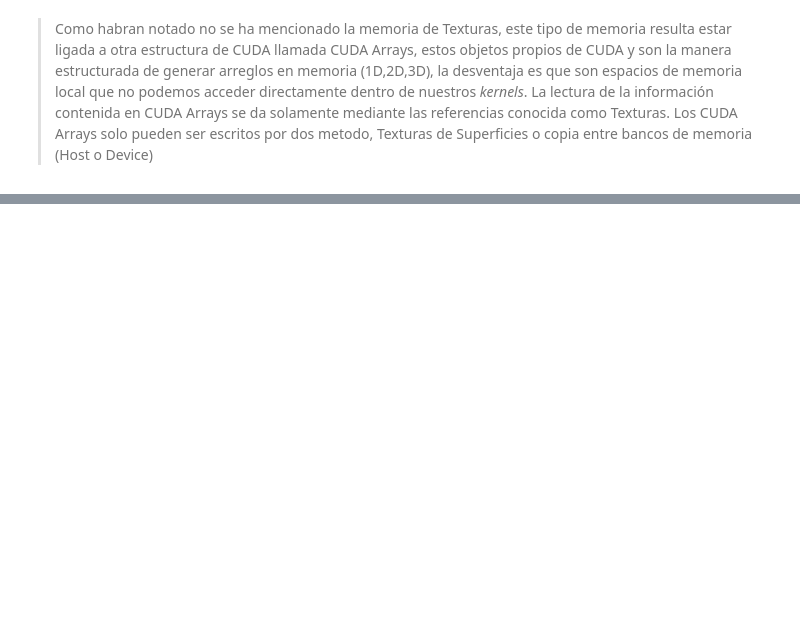
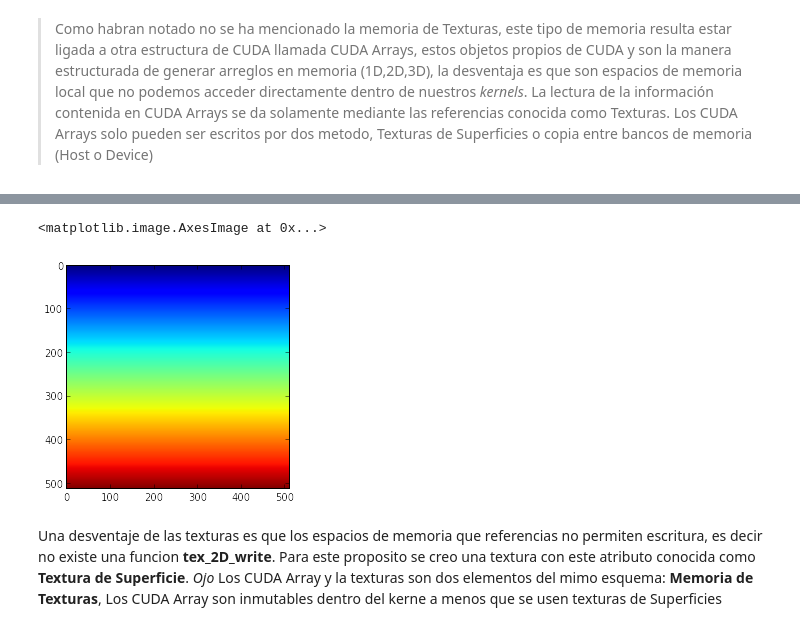
Before and after one commit to zamorays/miniCursoPycuda, a Jupyter notebook: Sesion5_MemoriasCUDA.ipynb, the cells around one changed output, grey strips where cells are left out. Saved outputs shown, nothing was run; the diff lists cells and outputs as text; code cells hidden in the pictures; blank space fills up the shorter version.

```diff
--- a/Sesion5_MemoriasCUDA.ipynb
+++ b/Sesion5_MemoriasCUDA.ipynb
@@ -19,0 +402,7 @@ La velocidades de accesos se muestran a continuación:
+# %%
+imshow(A_gpu.get())
+# %% [output]
+<matplotlib.image.AxesImage at 0x...>
+[figure, added]
+# %% [markdown]
+Una desventaje de las texturas es que los espacios de memoria que referencias no permiten escritura, es decir no existe una funcion **tex_2D_write**. Para este proposito se creo una textura con este atributo conocida como **Textura de Superficie**. *Ojo* Los CUDA Array y la texturas son dos elementos del mimo esquema: **Memoria de Texturas**, Los CUDA Array son inmutables dentro del kerne a menos que se usen texturas de Superficies
```
Also changed, not shown: parts of 55 cells of this notebook, 3 other files.
